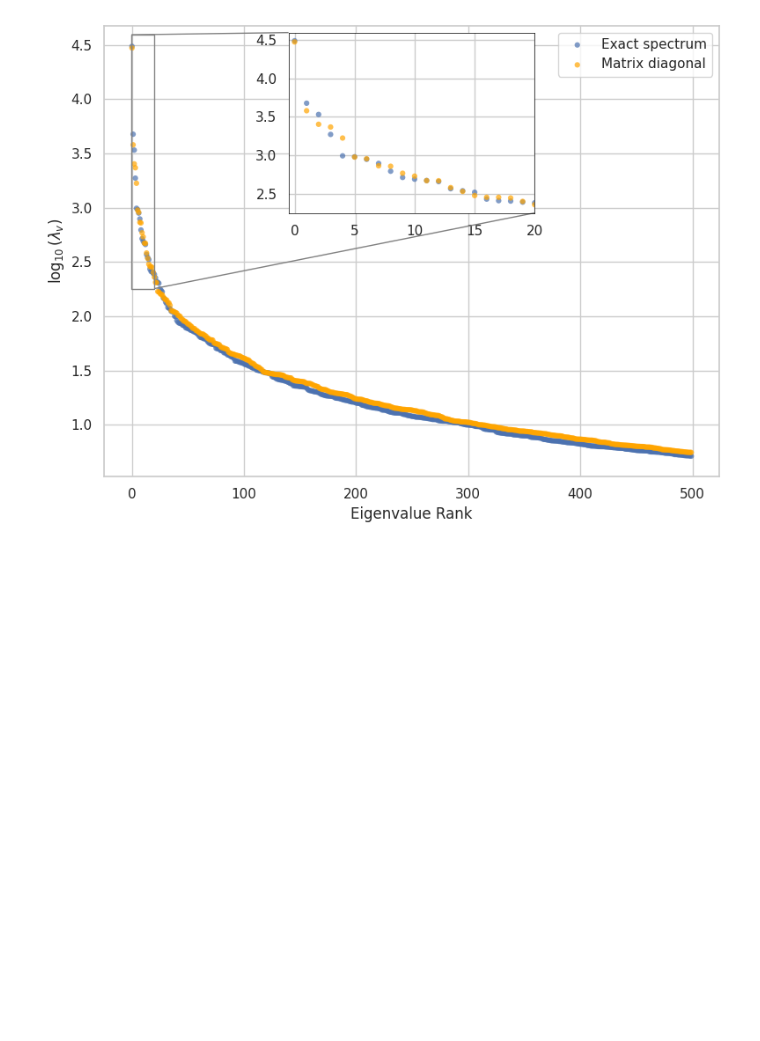
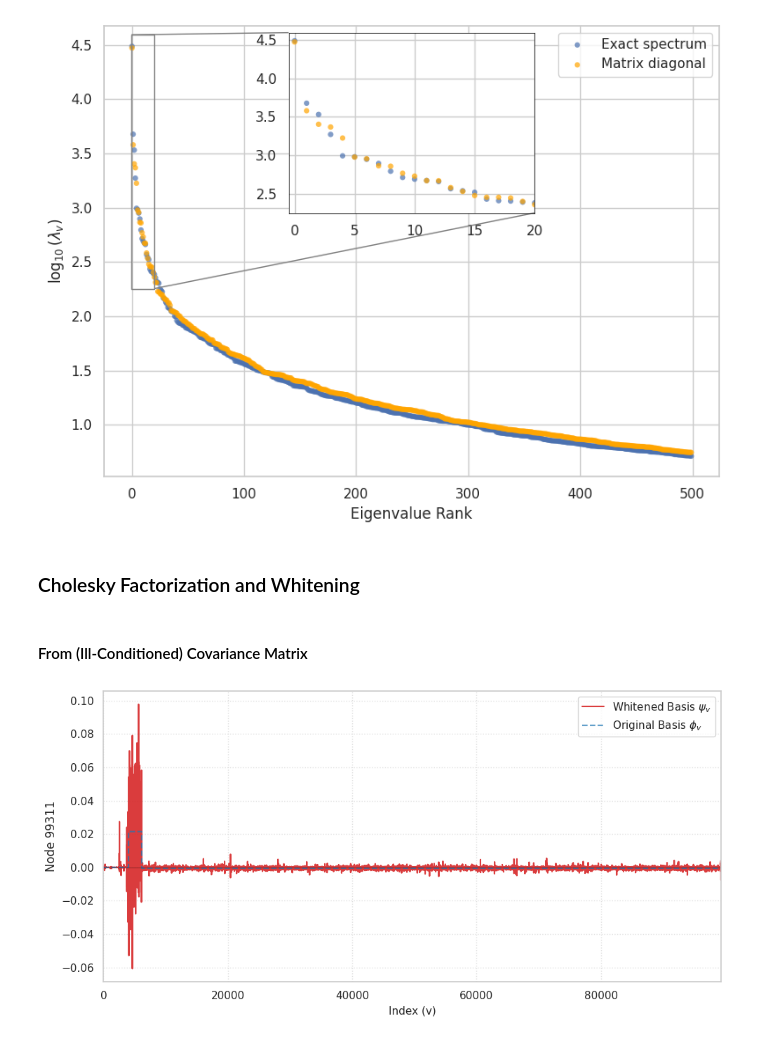
Before and after one commit to spsvihla/pcms, a Jupyter notebook: notebooks/sparsification_example.ipynb, the cells around one changed output. Drawn from its saved outputs; the diff is of its cells as text; code cells hidden in the pictures; blank space fills up the shorter version.

```diff
--- a/notebooks/sparsification_example.ipynb
+++ b/notebooks/sparsification_example.ipynb
@@ -474,3 +612,42 @@ plt.tight_layout()
 plt.show()
 # %% [output]
 [figure]
+# %% [markdown]
+### Cholesky Factorization and Whitening
+# %%
+def plot_whitening(v, factor, D12 = None):
+    phi_v = np.array(Q2[:, v].todense()).flatten()
+    if D12 is None:
+        w_v = np.array(factor.solve_Lt(phi_v)).flatten()
+    else:
+        w_v = np.array(factor.solve_Lt(D12 @ phi_v)).flatten()
+
+    support_indices = np.where((np.abs(phi_v) > 1e-12) | (np.abs(w_v) > 1e-12))[0]
+    padding = int(len(support_indices) * 0.05) + 1
+    x_min = max(0, support_indices.min() - padding)
+    x_max = min(len(phi_v), support_indices.max() + padding)
+
+    plt.figure(figsize=(10, 5), dpi=100)
+    plt.style.use('seaborn-v0_8-muted')
+
+    plt.plot(np.arange(len(w_v)), w_v, lw=1.5, label=r'Whitened Basis $\psi_v$', color='#d62728', alpha=0.9)
+    plt.plot(np.arange(len(phi_v)), phi_v, lw=1.5, label=r'Original Basis $\phi_v$', color='#1f77b4', ls='--', alpha=0.7)
+
+    plt.xlim(x_min, x_max)
+    plt.axhline(0, color='black', lw=0.8, alpha=0.3)
+    plt.xlabel('Index (v)', fontsize=11)
+    plt.ylabel(f'Node {v+1}')
+    plt.legend(frameon=True, loc='upper right')
+    plt.grid(True, ls=':', alpha=0.6)
+
+    plt.tight_layout()
+# %% [markdown]
+#### From (Ill-Conditioned) Covariance Matrix
+# %%
+factor = cholesky(S2)
+# %%
+v = 99310
+plot_whitening(v, factor)
+plt.show()
+# %% [output]
+[figure, added]
```
Also changed, not shown: parts of 25 cells of this notebook.
